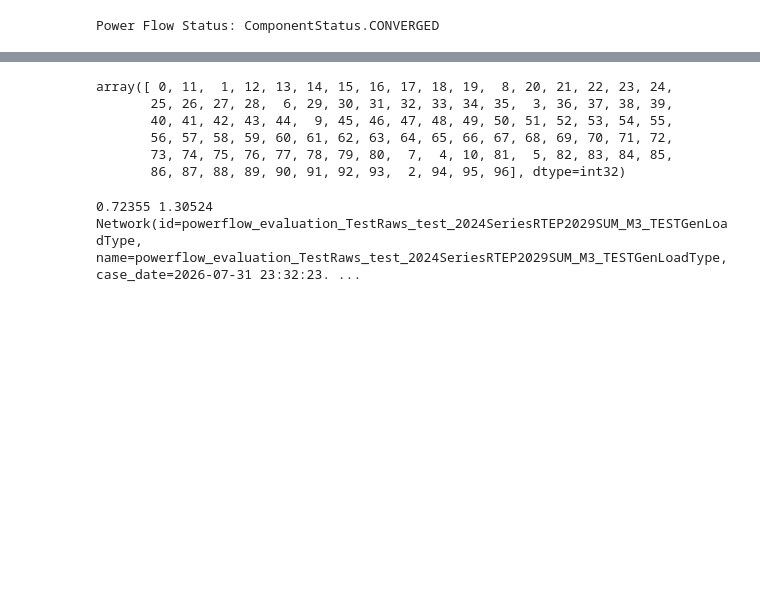
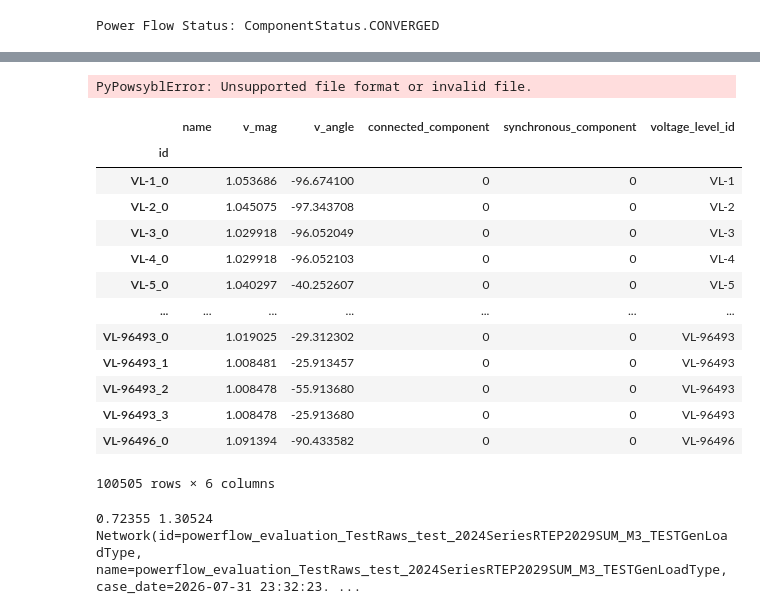
Before and after one commit to stvzhou/time_sim_examples, a Jupyter notebook: power_flow/powsybl.ipynb, the cells around one changed output, grey strips where cells are left out. Drawn from its saved outputs; the diff is of its cells as text; code cells hidden in the pictures; blank space fills up the shorter version.

```diff
--- a/power_flow/powsybl.ipynb
+++ b/power_flow/powsybl.ipynb
@@ -45,3 +44,10 @@ result = lf.run_ac(net, parameters=params,update_network=True)
 print(f"Power Flow Status: {result[0].status}")
 # %% [output]
 Power Flow Status: ComponentStatus.CONVERGED
+# %%
+net=pp.network.load("/usr/local/google/home/sxzhou/Downloads/2024Series2029SUM.mat")
+rp=report.ReportNode()
+results=lf.run_ac(
+    net,
+    report_node=rp, parameters=params)
+print(rp)
@@ -48,12 +72,51 @@ Power Flow Status: ComponentStatus.CONVERGED
+# %%
+import pypowsybl as pp
+import pypowsybl.loadflow as lf
+
+# 2. Solver and control parameters (from 'open-loadflow-default-parameters' & 'load-flow')
+params = lf.Parameters(
+    dc=False,
+    distributed_slack=False,
+    voltage_init_mode=lf.VoltageInitMode.PREVIOUS_VALUES,
+    use_reactive_limits=False,
+)
+params.provider_parameters = {
+    "maxNewtonRaphsonIterations": "20",
+    "newtonRaphsonConvEpsPerEq": "0.1",
+    "maxOuterLoopIterations": "20",
+    "minRealisticVoltage": "0.1",
+    "maxRealisticVoltage": "2.0",
+    "plausibleActivePowerLimit": "100000.0",
+    "reactiveLimitsMaxPqPvSwitch": "10",
+    "voltageRemoteControl": "false",
+    "alwaysUpdateNetwork": "true",
+}
+
+net=pp.network.load("/usr/local/google/home/sxzhou/Downloads/solved_case_sc0.m")
+rp=report.ReportNode()
+results=lf.run_ac(
+    net,
+    report_node=rp, parameters=params)
+print(rp)
+# %% [output]
+PyPowsyblError: Unsupported file format or invalid file.
 # %%
-net.get_buses().synchronous_component.unique()
+net.get_buses()
 # %% [output]
+|  | name | v_mag | v_angle | connected_component | synchronous_component | voltage_level_id |
+| id |  |  |  |  |  |  |
+| VL-1_0 |  | 1.053686 | -96.674100 | 0 | 0 | VL-1 |
+| VL-2_0 |  | 1.045075 | -97.343708 | 0 | 0 | VL-2 |
+| VL-3_0 |  | 1.029918 | -96.052049 | 0 | 0 | VL-3 |
+| VL-4_0 |  | 1.029918 | -96.052103 | 0 | 0 | VL-4 |
+| VL-5_0 |  | 1.040297 | -40.252607 | 0 | 0 | VL-5 |
+| ... | ... | ... | ... | ... | ... | ... |
+| VL-96493_0 |  | 1.019025 | -29.312302 | 0 | 0 | VL-96493 |
+| VL-96493_1 |  | 1.008481 | -25.913457 | 0 | 0 | VL-96493 |
+| VL-96493_2 |  | 1.008478 | -55.913680 | 0 | 0 | VL-96493 |
+| VL-96493_3 |  | 1.008478 | -25.913680 | 0 | 0 | VL-96493 |
+| VL-96496_0 |  | 1.091394 | -90.433582 | 0 | 0 | VL-96496 |
-array([ 0, 11,  1, 12, 13, 14, 15, 16, 17, 18, 19,  8, 20, 21, 22, 23, 24,
-       25, 26, 27, 28,  6, 29, 30, 31, 32, 33, 34, 35,  3, 36, 37, 38, 39,
-       40, 41, 42, 43, 44,  9, 45, 46, 47, 48, 49, 50, 51, 52, 53, 54, 55,
-       56, 57, 58, 59, 60, 61, 62, 63, 64, 65, 66, 67, 68, 69, 70, 71, 72,
-       73, 74, 75, 76, 77, 78, 79, 80,  7,  4, 10, 81,  5, 82, 83, 84, 85,
-       86, 87, 88, 89, 90, 91, 92, 93,  2, 94, 95, 96], dtype=int32)
+100505 rows × 6 columns
 # %%
 network = pn.load('/usr/local/google/home/sxzhou/Downloads/powerflow_evaluation_TestRaws_test_2024SeriesRTEP2029SUM_M3_TESTGenLoadType.raw', {'psse.import.ignore-base-voltage':'true'})
 # network.save("/usr/local/google/home/sxzhou/Downloads/powsybl.m",format="MATPOWER")
```
Also changed, not shown: parts of 2 cells of this notebook, 3 other files.
